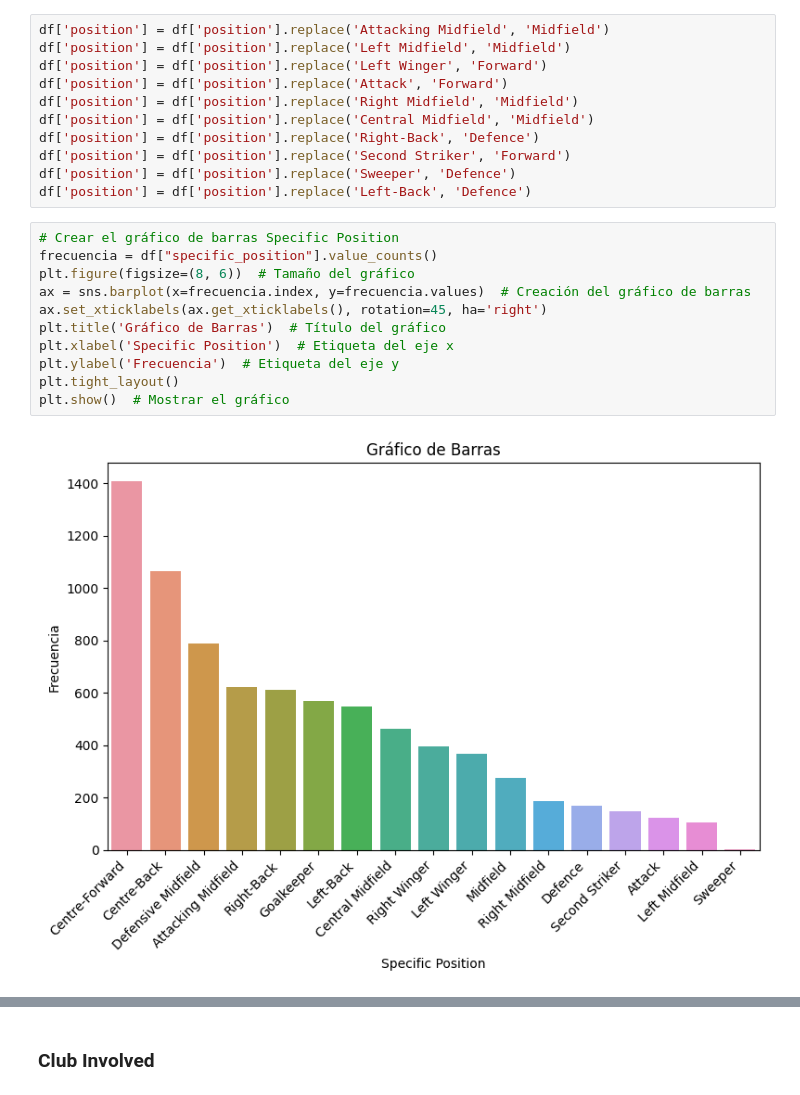
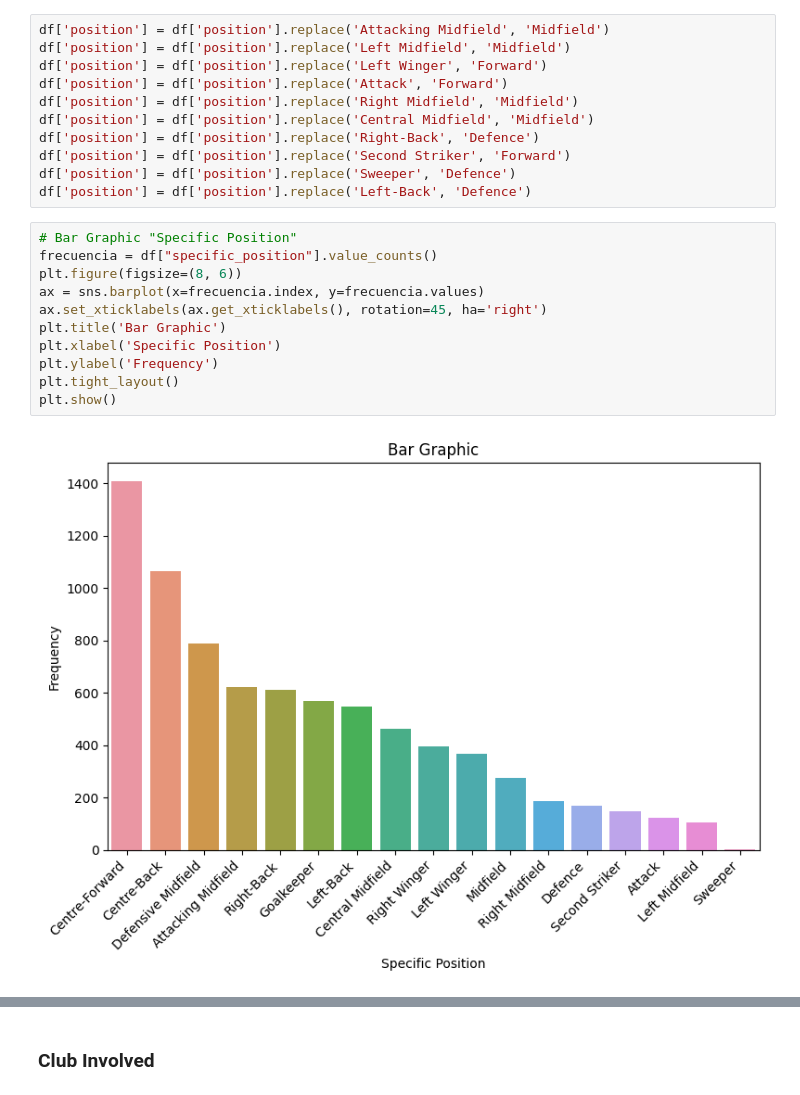
Before and after one commit to gabriellazzaro96/DA_SaudiProLeague_Transfers, a Jupyter notebook: etl.ipynb, the cells around one changed output, grey strips where cells are left out. Drawn from its saved outputs; the diff is of its cells as text.

```diff
--- a/etl.ipynb
+++ b/etl.ipynb
@@ -141,16 +141,16 @@ df['position'] = df['position'].replace('Second Striker', 'Forward')
 df['position'] = df['position'].replace('Sweeper', 'Defence')
 df['position'] = df['position'].replace('Left-Back', 'Defence')
 # %%
-# Crear el gráfico de barras Specific Position
+# Bar Graphic "Specific Position"
 frecuencia = df["specific_position"].value_counts()
-plt.figure(figsize=(8, 6))  # Tamaño del gráfico
-ax = sns.barplot(x=frecuencia.index, y=frecuencia.values)  # Creación del gráfico de barras
+plt.figure(figsize=(8, 6))
+ax = sns.barplot(x=frecuencia.index, y=frecuencia.values)
 ax.set_xticklabels(ax.get_xticklabels(), rotation=45, ha='right')
-plt.title('Gráfico de Barras')  # Título del gráfico
-plt.xlabel('Specific Position')  # Etiqueta del eje x
-plt.ylabel('Frecuencia')  # Etiqueta del eje y
+plt.title('Bar Graphic')
+plt.xlabel('Specific Position')
+plt.ylabel('Frequency')
 plt.tight_layout()
-plt.show()  # Mostrar el gráfico
+plt.show()
 # %% [output]
-[figure, old version]
+[figure, new version]
 # %%
```
Also changed, not shown: parts of 42 cells of this notebook.
